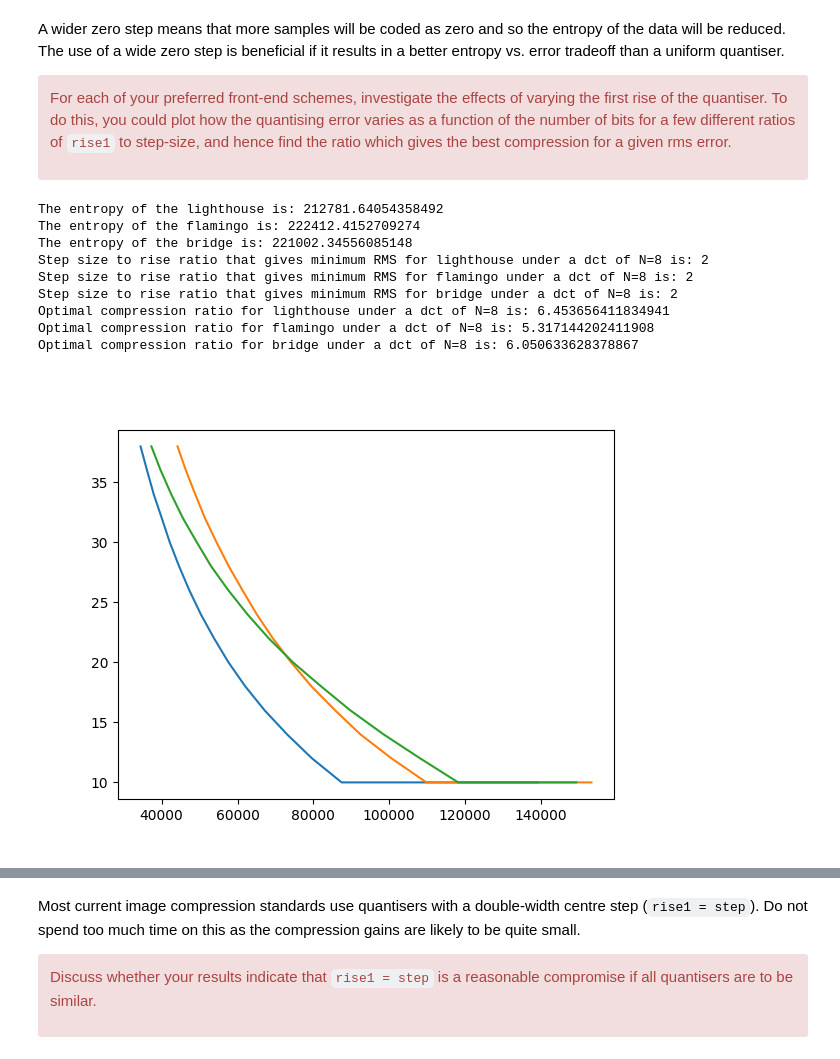
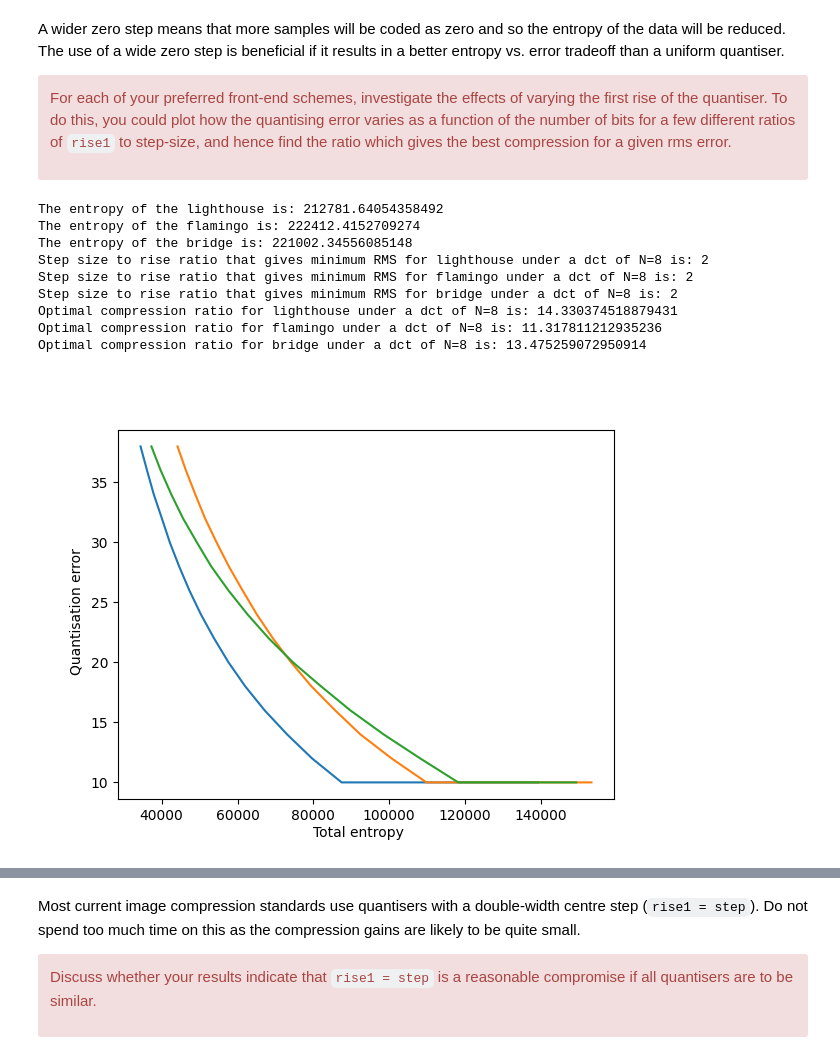
Before and after one commit to mas302/cued_sf2_lab, a Jupyter notebook: 10-11-selection-centre-clipped.ipynb, the cells around one changed output, grey strips where cells are left out. Cells and saved outputs as stored; diff of their text form; code cells hidden in the pictures.

```diff
--- a/10-11-selection-centre-clipped.ipynb
+++ b/10-11-selection-centre-clipped.ipynb
@@ -145,7 +145,7 @@ def dct_rise_entropy(image1, N, step, image2=None, image3=None):
     entropies = []
     for i in factors:
         Y_q = quantise(Y1, step, step * i)
-        entropy_yl = dctbpp(regroup(Y_q, N), N)
+        entropy_yl = dctbpp(regroup(Y_q,N), N)
         entropies.append(entropy_yl)
 
     if image2 is not None:
@@ -153,7 +153,7 @@ def dct_rise_entropy(image1, N, step, image2=None, image3=None):
         entropies2 = []
         for i in factors:
             Y_q2 = quantise(Y2, step, step * i)
-            entropy_yb = dctbpp(regroup(Y_q2, N), N)
+            entropy_yb = dctbpp(regroup(Y_q2,N), N)
             entropies2.append(entropy_yb)
 
     if image3 is not None:
@@ -161,42 +161,46 @@ def dct_rise_entropy(image1, N, step, image2=None, image3=None):
         entropies3 = []
         for i in factors:
             Y_q3 = quantise(Y3, step, step * i)
-            entropy_yf = dctbpp(regroup(Y_q3, N), N)
+            entropy_yf = dctbpp(regroup(Y_q3,N), N)
             entropies3.append(entropy_yf)
 
     return entropies, entropies2, entropies3
 
 
 errors, errors2, errors3, std1, std2, std3 = dct_rise_error(lighthouse, 20, flamingo, bridge)
 entropies, entropies2, entropies3 = dct_rise_entropy(lighthouse, 8, 20, flamingo, bridge)
 
 
 print("Step size to rise ratio that gives minimum RMS for lighthouse under a dct of N=8 is: " + str(std1))
 print("Step size to rise ratio that gives minimum RMS for flamingo under a dct of N=8 is: " + str(std2))
 print("Step size to rise ratio that gives minimum RMS for bridge under a dct of N=8 is: " + str(std3))
 
 
-print("Optimal compression ratio for lighthouse under a dct of N=8 is: " + str(entropy(quantise(lighthouse, 20, 2)) / min(entropies)))
-print("Optimal compression ratio for flamingo under a dct of N=8 is: " + str(entropy(quantise(flamingo, 20, 2)) / min(entropies2)))
-print("Optimal compression ratio for bridge under a dct of N=8 is: " + str(entropy(quantise(bridge, 20, 2)) / min(entropies3)))
+print("Optimal compression ratio for lighthouse under a dct of N=8 is: " + str(entropy(lighthouse) / min(entropies)))
+print("Optimal compression ratio for flamingo under a dct of N=8 is: " + str(entropy(flamingo) / min(entropies2)))
+print("Optimal compression ratio for bridge under a dct of N=8 is: " + str(entropy(bridge) / min(entropies3)))
 
 fig, ax1 = plt.subplots(1)
 ax1.plot(entropies, errors, label='Lighthouse')
 ax1.plot(entropies2, errors2, label='Flamingo')
 ax1.plot(entropies3, errors3, label='Bridge')
 
+fig.text(0.5, 0.04, 'Total entropy', ha='center', va='center')
+fig.text(0.06, 0.5, 'Quantisation error', ha='center', va='center', rotation='vertical')
+
+
 plt.show()
 # %% [output]
 The entropy of the lighthouse is: 212781.64054358492
 The entropy of the flamingo is: 222412.4152709274
 The entropy of the bridge is: 221002.34556085148
 Step size to rise ratio that gives minimum RMS for lighthouse under a dct of N=8 is: 2
 Step size to rise ratio that gives minimum RMS for flamingo under a dct of N=8 is: 2
 Step size to rise ratio that gives minimum RMS for bridge under a dct of N=8 is: 2
-Optimal compression ratio for lighthouse under a dct of N=8 is: 6.453656411834941
-Optimal compression ratio for flamingo under a dct of N=8 is: 5.317144202411908
-Optimal compression ratio for bridge under a dct of N=8 is: 6.050633628378867
+Optimal compression ratio for lighthouse under a dct of N=8 is: 14.330374518879431
+Optimal compression ratio for flamingo under a dct of N=8 is: 11.317811212935236
+Optimal compression ratio for bridge under a dct of N=8 is: 13.475259072950914
-[figure, old version]
+[figure, new version]
 # %%
 
 def dwt_rise_error(image1, step, image2=None, image3=None):
```
Also changed, not shown: parts of 2 cells of this notebook.
